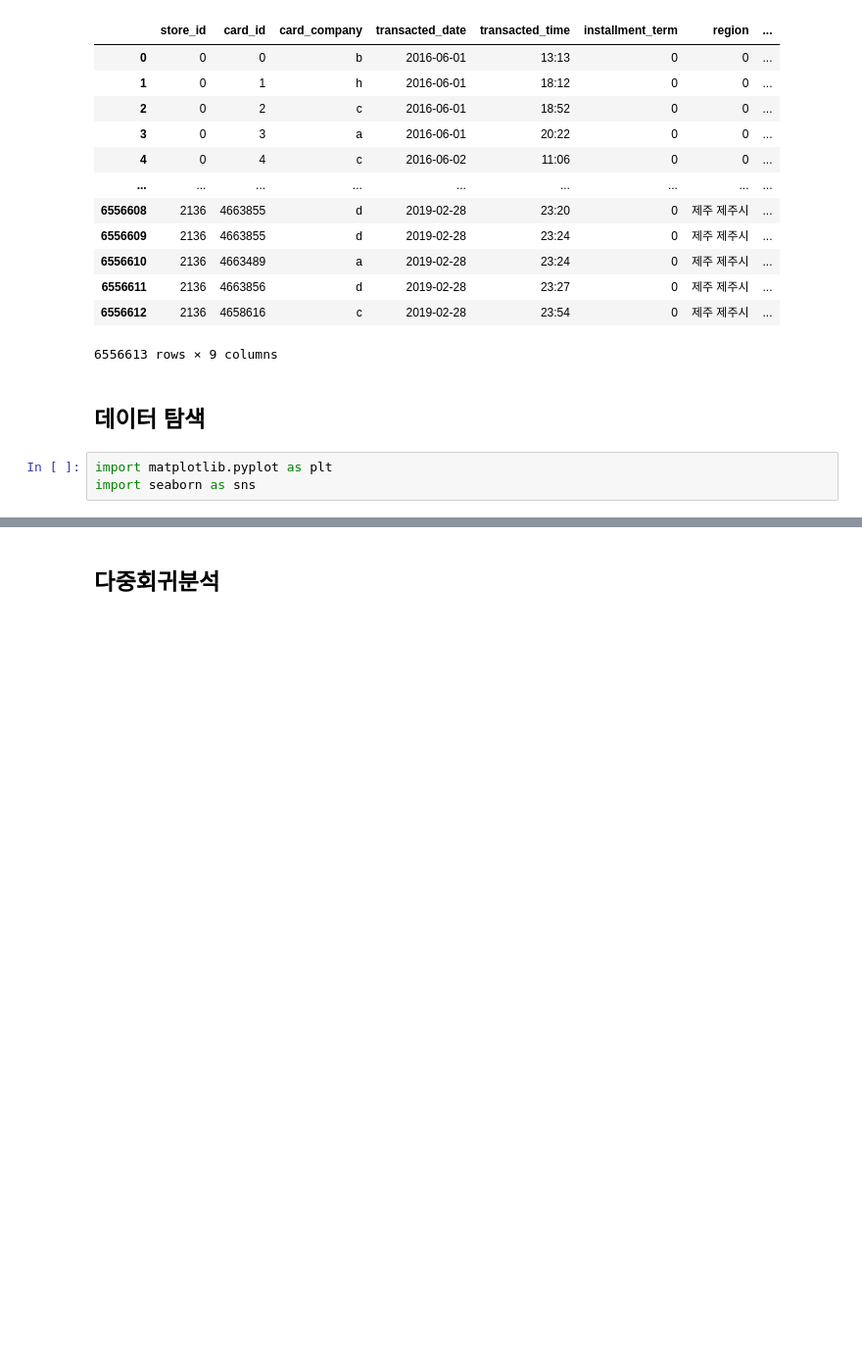
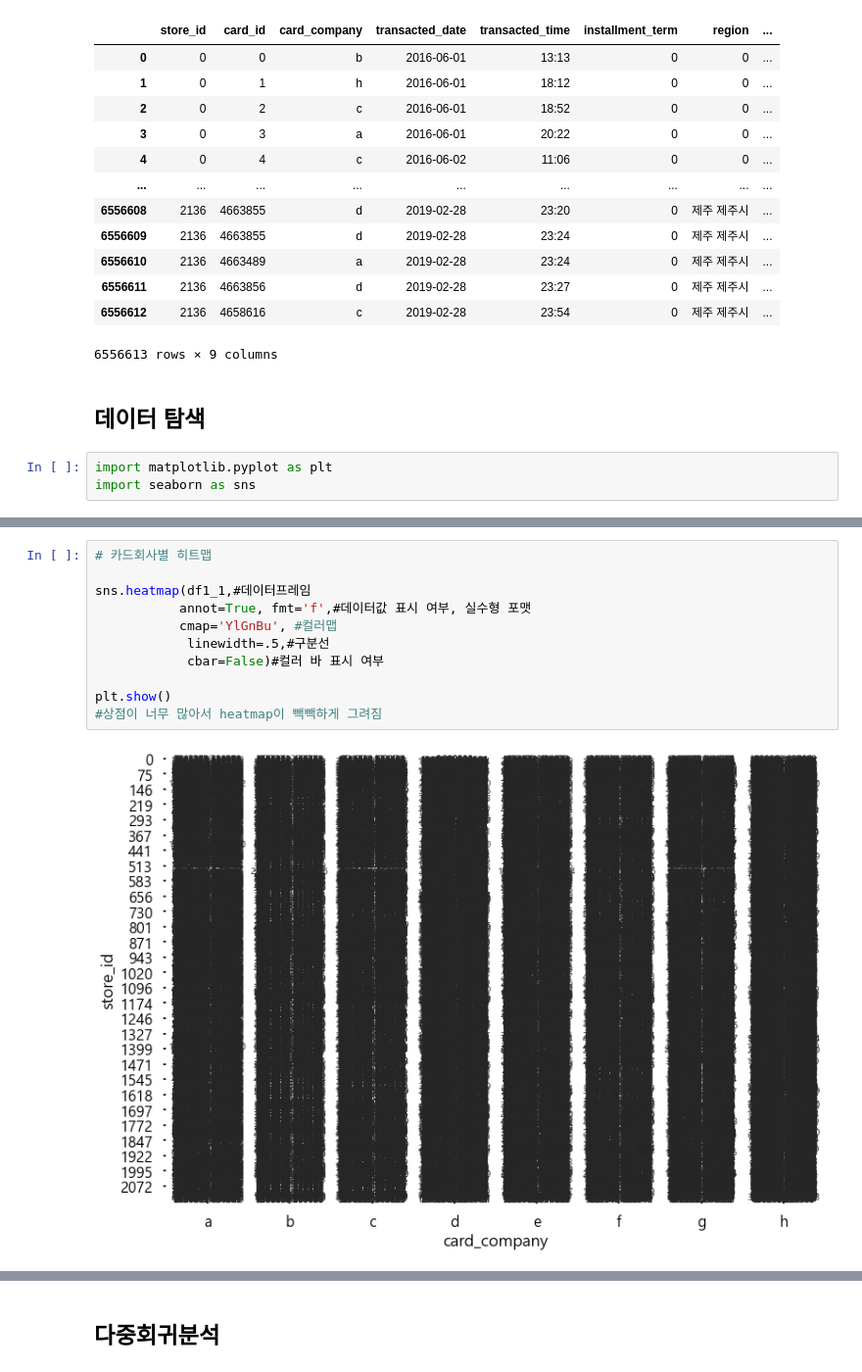
Before and after one commit to Areum120/DataAnalysis_Practice, a Jupyter notebook: funda_store_credit_card_revenu_prediction.ipynb, the cells around one changed output, grey strips where cells are left out. Shown at 98% size. Drawn from its saved outputs; the diff is of its cells as text; blank space fills up the shorter version.

```diff
--- a/funda_store_credit_card_revenu_prediction.ipynb
+++ b/funda_store_credit_card_revenu_prediction.ipynb
@@ -222,0 +395,13 @@ KeyboardInterrupt:
+# %%
+# 카드회사별 히트맵
+
+sns.heatmap(df1_1,#데이터프레임
+           annot=True, fmt='f',#데이터값 표시 여부, 실수형 포맷
+           cmap='YlGnBu', #컬러맵
+            linewidth=.5,#구분선
+            cbar=False)#컬러 바 표시 여부
+
+plt.show()
+#상점이 너무 많아서 heatmap이 빽빽하게 그려짐
+# %% [output]
+[figure, added]
```
Also changed, not shown: parts of 34 cells of this notebook.
